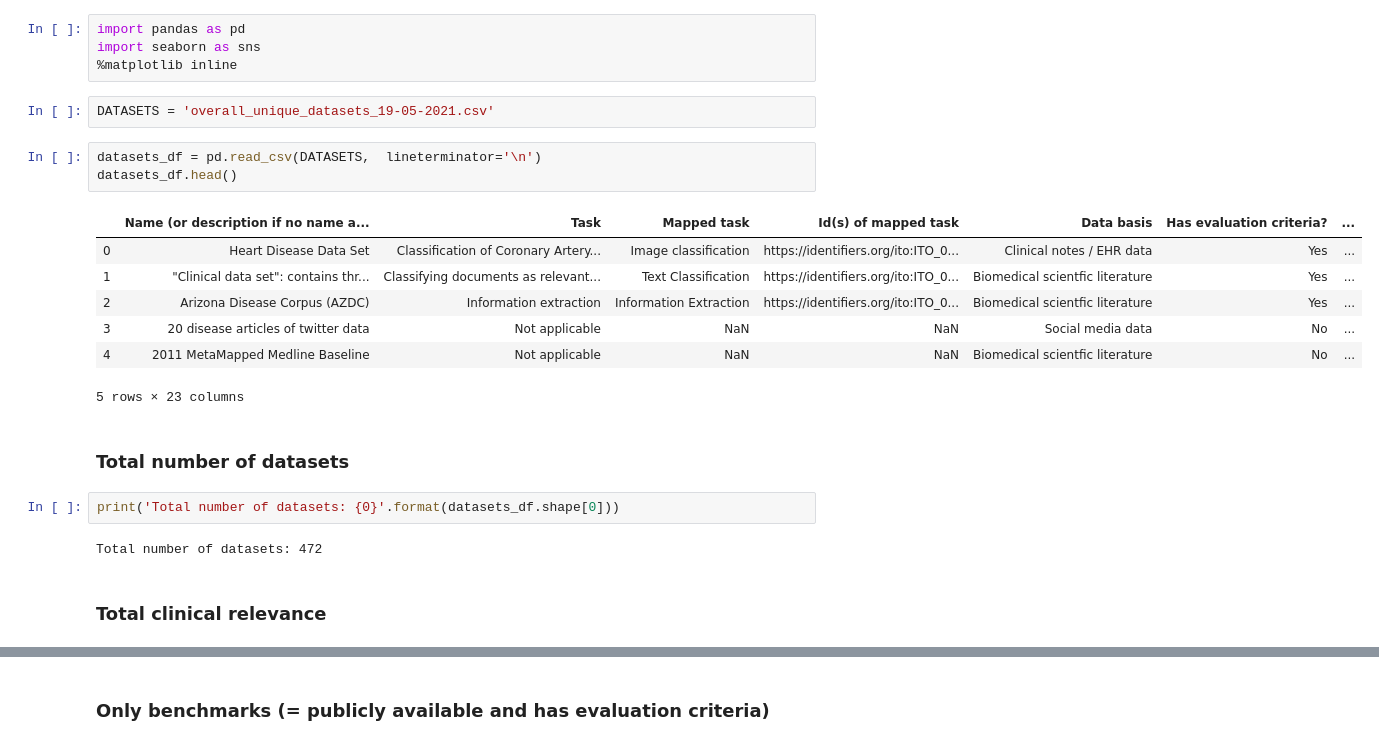
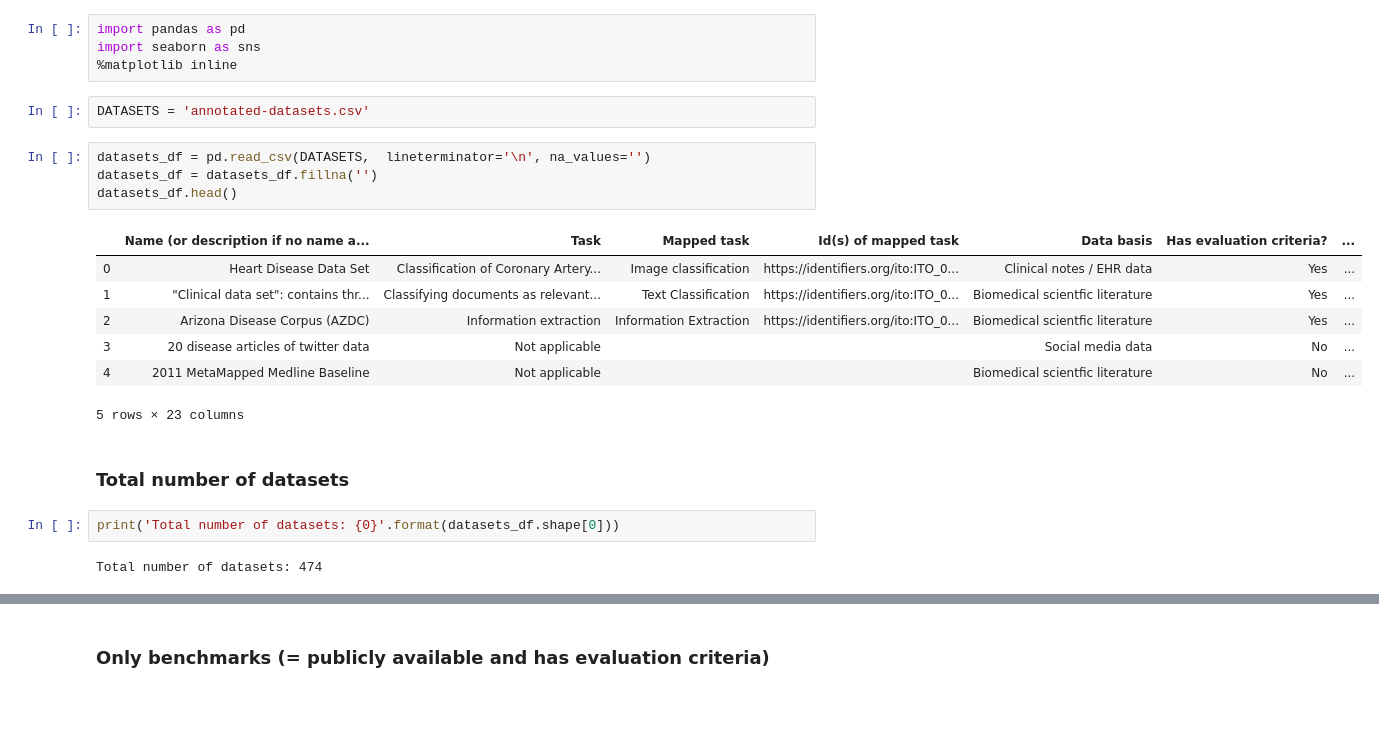
Before and after one commit to OpenBioLink/ITO, a Jupyter notebook: notebooks/clinical_benchmarks/clinically_relevant_benchmarks.ipynb, the cells around one changed output, grey strips where cells are left out. Cells and saved outputs as stored; diff of their text form; blank space fills up the shorter version.

```diff
--- a/notebooks/clinical_benchmarks/clinically_relevant_benchmarks.ipynb
+++ b/notebooks/clinical_benchmarks/clinically_relevant_benchmarks.ipynb
@@ -4,24 +4,23 @@
 import pandas as pd
 import seaborn as sns
 %matplotlib inline
-# %%
-DATASETS = 'overall_unique_datasets_19-05-2021.csv'
+# %%
+DATASETS = 'annotated-datasets.csv'
 # %%
-datasets_df = pd.read_csv(DATASETS,  lineterminator='\n')
+datasets_df = pd.read_csv(DATASETS,  lineterminator='\n', na_values='')
+datasets_df = datasets_df.fillna('')
 datasets_df.head()
 # %% [output]
 |  | Name (or description if no name a... | Task | Mapped task | Id(s) of mapped task | Data basis | Has evaluation criteria? | ... |
 | 0 | Heart Disease Data Set | Classification of Coronary Artery... | Image classification | https://identifiers.org/ito:ITO_0... | Clinical notes / EHR data | Yes | ... |
 | 1 | "Clinical data set": contains thr... | Classifying documents as relevant... | Text Classification | https://identifiers.org/ito:ITO_0... | Biomedical scientfic literature | Yes | ... |
 | 2 | Arizona Disease Corpus (AZDC) | Information extraction | Information Extraction | https://identifiers.org/ito:ITO_0... | Biomedical scientfic literature | Yes | ... |
-| 3 | 20 disease articles of twitter data | Not applicable | NaN | NaN | Social media data | No | ... |
-| 4 | 2011 MetaMapped Medline Baseline | Not applicable | NaN | NaN | Biomedical scientfic literature | No | ... |
+| 3 | 20 disease articles of twitter data | Not applicable |  |  | Social media data | No | ... |
+| 4 | 2011 MetaMapped Medline Baseline | Not applicable |  |  | Biomedical scientfic literature | No | ... |
 5 rows × 23 columns
 # %% [markdown]
 ### Total number of datasets
 # %%
 print('Total number of datasets: {0}'.format(datasets_df.shape[0]))
 # %% [output]
-Total number of datasets: 472
+Total number of datasets: 474
-# %% [markdown]
-### Total clinical relevance
```
Also changed, not shown: parts of 11 cells of this notebook.
